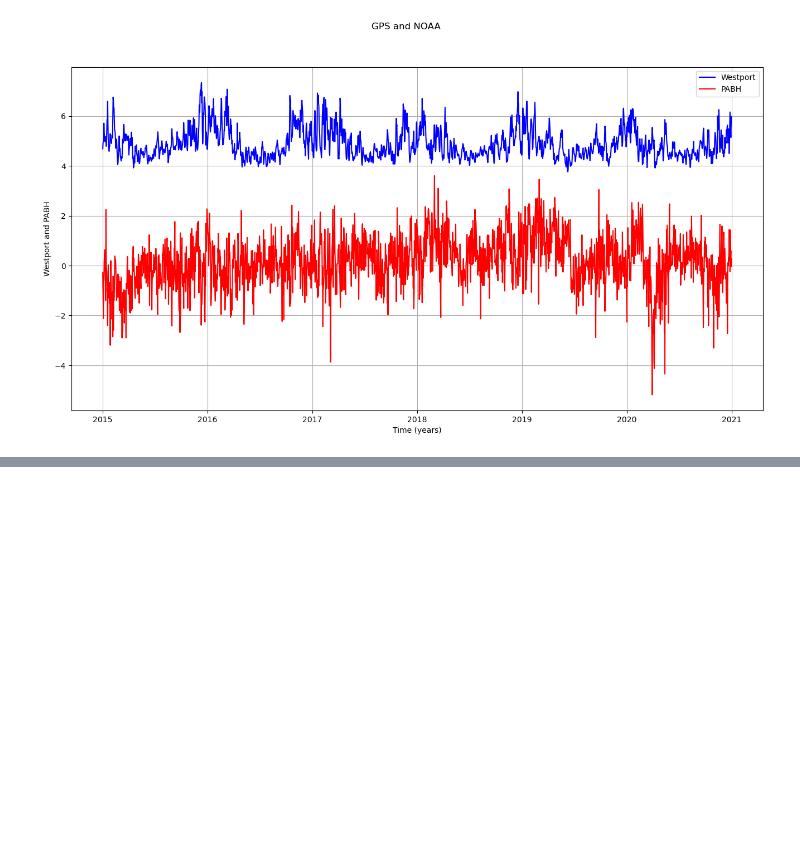
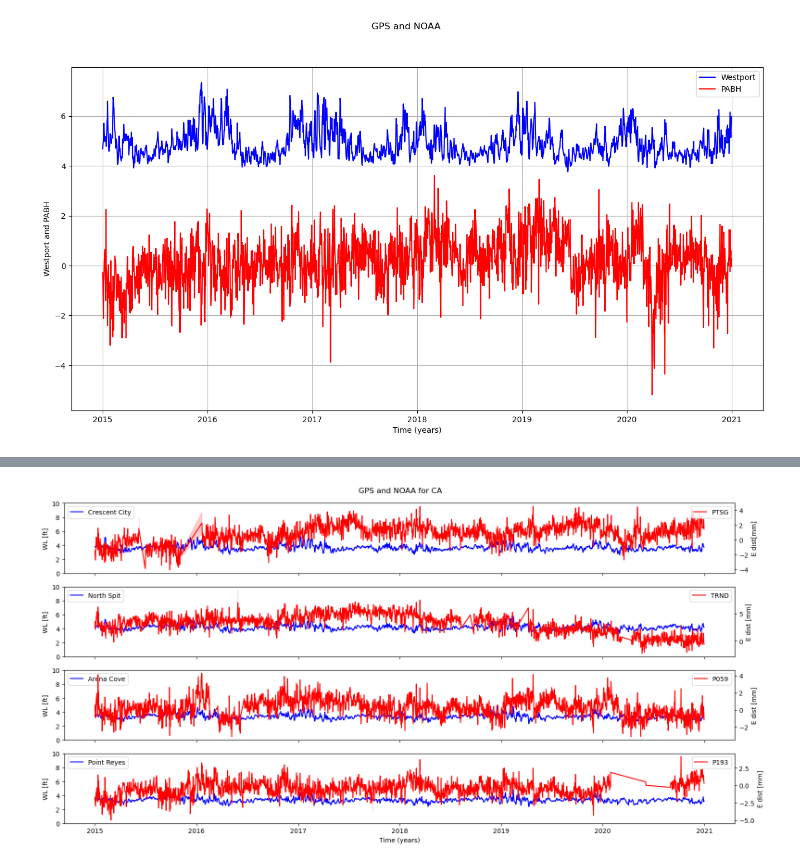
Before and after one commit to Benz-Poobua/Undergrad-Research-2, a Jupyter notebook: GPS-NOAA geodetic-climatic data.ipynb, the cells around one changed output, grey strips where cells are left out. Drawn from its saved outputs; the diff is of its cells as text; code cells hidden in the pictures; blank space fills up the shorter version.

```diff
--- a/GPS-NOAA geodetic-climatic data.ipynb
+++ b/GPS-NOAA geodetic-climatic data.ipynb
@@ -648,0 +743,75 @@ plt.show()
+# %%
+fig, axes = plt.subplots(4, 1, figsize=(16, 8), sharex=True)
+
+fig.suptitle('GPS and NOAA for CA')
+
+#Plot Crescent City and PTSG
+#Crescent City
+sns.lineplot(data=Crescent_City_2015_2020_resampled, x=Crescent_City_2015_2020_resampled.index, y='Verified (ft)', ax=axes[0], color='blue', label='Crescent City')
+axes[0].set_ylabel('WL [ft]', color='black')
+
+#PTSG
+ax2 = axes[0].twinx()
+sns.lineplot(data=PTSG_e_filtered, x=PTSG_e_filtered.index, y='RESIDUALS', ax=ax2, color='red', label='PTSG')
+ax2.set_ylabel('E dist[mm]', color='black')
+
+axes[0].set_xlabel('Time (years)')
+axes[0].legend(loc='upper left')
+ax2.legend(loc='upper right')
+
+axes[0].set_xlabel('Time (years)')
+axes[0].set_ylim(0, 10)
+
+#Plot North Spit and TRND
+#North Spit
+sns.lineplot(data=North_Spit_2015_2020_resampled, x=North_Spit_2015_2020_resampled.index, y='Verified (ft)', ax=axes[1], color='blue', label='North Spit')
+axes[1].set_ylabel('WL [ft]', color='black')
+
+#TRND
+ax3 = axes[1].twinx()
+sns.lineplot(data=TRND_e_filtered, x=TRND_e_filtered.index, y='RESIDUALS', ax=ax3, color='red', label='TRND')
+ax3.set_ylabel('E dist [mm]', color='black')
+
+axes[1].set_xlabel('Time (years)')
+axes[1].legend(loc='upper left')
+ax3.legend(loc='upper right')
+
+axes[1].set_ylim(0, 10)
+
+# Plot Arena Cove and P059
+# Arena Cove
+sns.lineplot(data=Arena_Cove_2015_2020_resampled, x=Arena_Cove_2015_2020_resampled.index, y='Verified (ft)', ax=axes[2], color='blue', label='Arena Cove')
+axes[2].set_ylabel('WL [ft]', color='black')
+
+# P059
+ax4 = axes[2].twinx()
+sns.lineplot(data=P059_e_filtered, x=P059_e_filtered.index, y='RESIDUALS', ax=ax4, color='red', label='P059')
+ax4.set_ylabel('E dist [mm]', color='black')
+
+axes[2].set_ylim(0, 10)
+
+axes[2].set_xlabel('Time (years)')
+axes[2].legend(loc='upper left')
+ax4.legend(loc='upper right')
+
+# Plot Point Reyes and P193
+# Point Reyes
+sns.lineplot(data=Point_Reyes_2015_2020_resampled, x=Point_Reyes_2015_2020_resampled.index, y='Verified (ft)', ax=axes[3], color='blue', label='Point Reyes')
+axes[3].set_ylabel('WL [ft]', color='black')
+
+# P193
+ax5 = axes[3].twinx()
+sns.lineplot(data=P193_e_filtered, x=P193_e_filtered.index, y='RESIDUALS', ax=ax5, color='red', label='P193')
+ax5.set_ylabel('E dist [mm]', color='black')
+
+axes[3].set_xlabel('Time (years)')
+axes[3].set_ylim(0, 10)
+
+axes[3].set_xlabel('Time (years)')
+axes[3].legend(loc='upper left')
+ax5.legend(loc='upper right')
+
+plt.tight_layout()
+plt.show()
+# %% [output]
+[figure, added]
```
Also changed, not shown: parts of 4 cells of this notebook.
